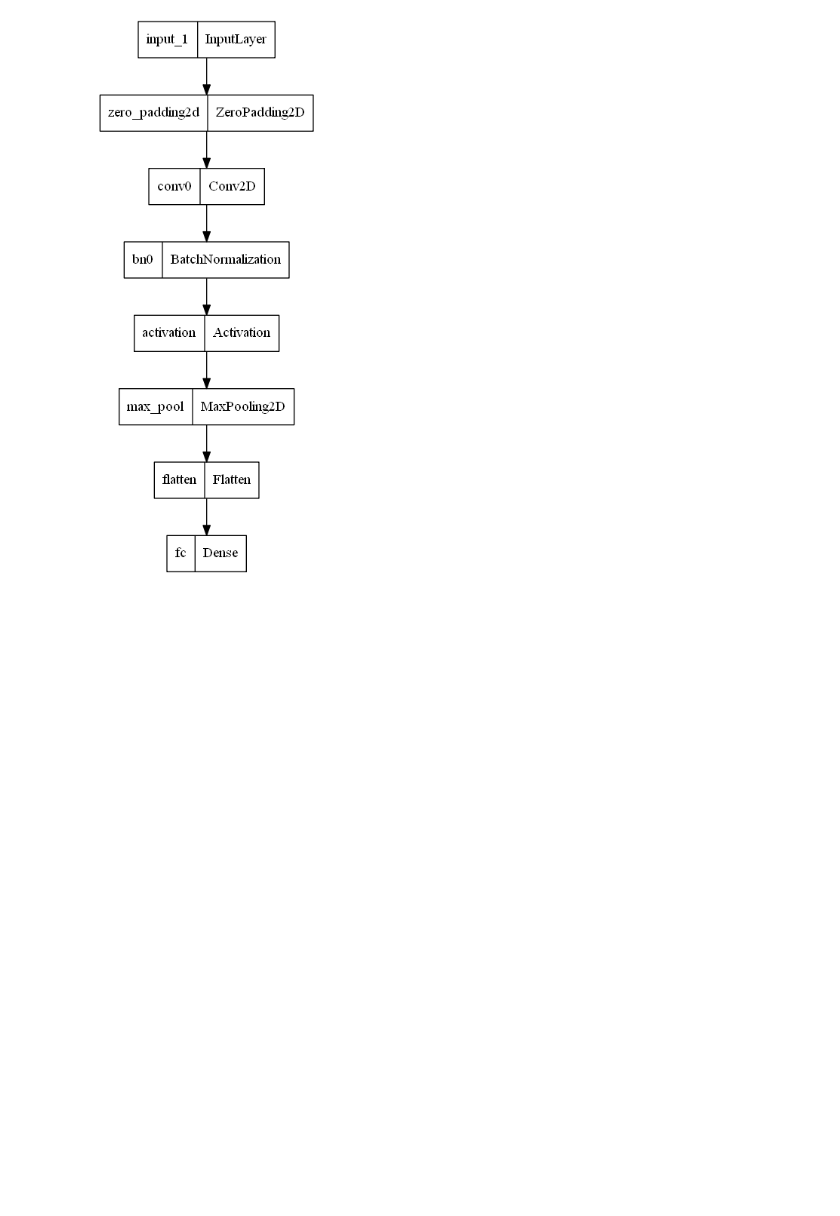
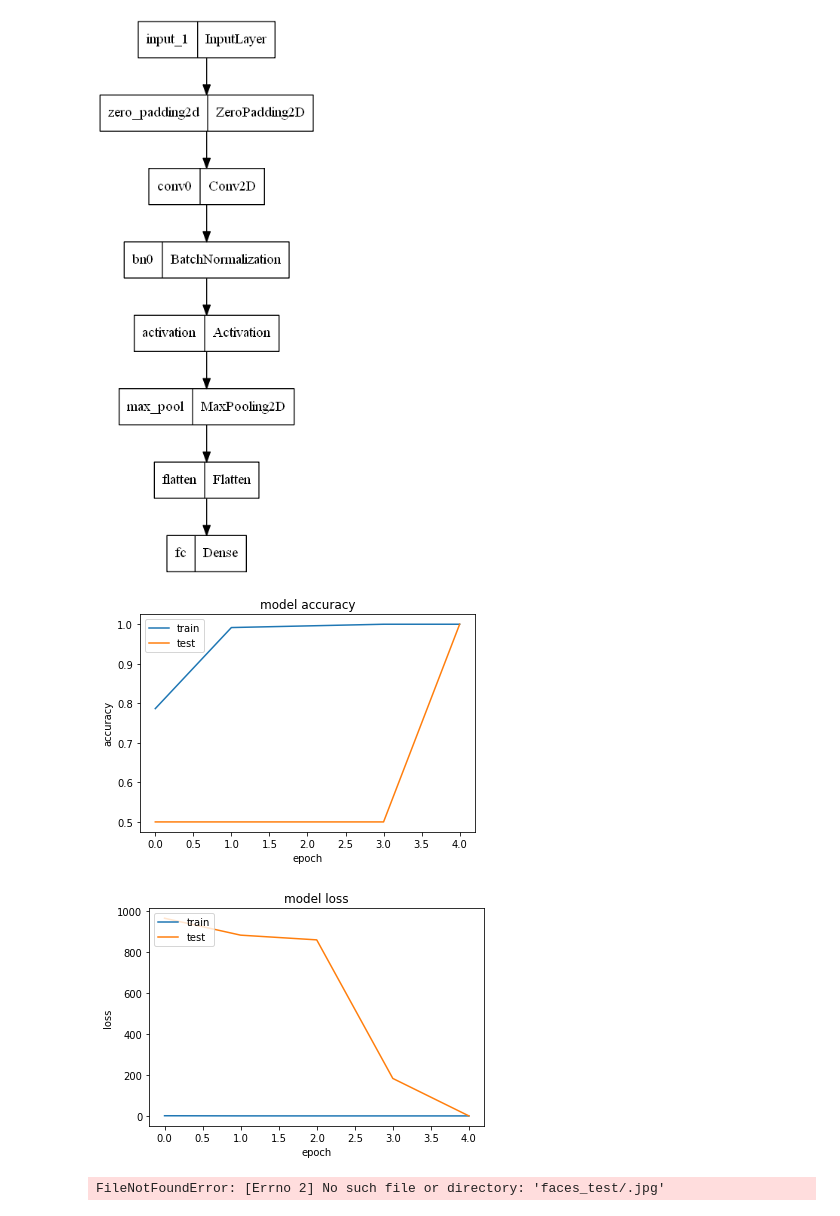
Before and after one commit to ruimigueloliveira/face_detection, a Jupyter notebook: face_detection.ipynb, the cells around one changed output. Saved outputs shown, nothing was run; the diff lists cells and outputs as text; code cells hidden in the pictures; blank space fills up the shorter version.

Commit message:
graphs

```diff
--- a/face_detection.ipynb
+++ b/face_detection.ipynb
@@ -197,4 +217,9 @@ facedetectionmodel.compile(optimizer='adam', loss=BinaryCrossentropy(), metrics=
 # %%
-facedetectionmodel.fit(imgs_train_norm, label_train_T, batch_size = 32, epochs = 5)
+history = facedetectionmodel.fit(
+    imgs_train_norm, label_train_T,
+    batch_size = 64,
+    epochs = 5,
+    validation_data = (imgs_test, label_test_T)
+)
 # %% [output]
 Epoch 1/5
@@ -227,6 +251,26 @@ Test Accuracy = 1.0
 plot_model(facedetectionmodel, to_file='FaceDetectionModel.png')
 # %% [output]
 [figure]
+# %%
+# summarize history for accuracy
+plt.plot(history.history['accuracy'])
+plt.plot(history.history['val_accuracy'])
+plt.title('model accuracy')
+plt.ylabel('accuracy')
+plt.xlabel('epoch')
+plt.legend(['train', 'test'], loc='upper left')
+plt.show()
+# summarize history for loss
+plt.plot(history.history['loss'])
+plt.plot(history.history['val_loss'])
+plt.title('model loss')
+plt.ylabel('loss')
+plt.xlabel('epoch')
+plt.legend(['train', 'test'], loc='upper left')
+plt.show()
+# %% [output]
+[figure, added]
+[figure, added]
 # %%
 img_path = 'faces_test/.jpg'
 img = image.load_img(img_path, target_size=(256, 256))
@@ -240,3 +284,5 @@ if facedetectionmodel.predict(x)[0][0] == 0:
     print("picture with face(s)")
 elif facedetectionmodel.predict(x)[0][0] == 1:
     print("picture without face(s)")
+# %% [output]
+FileNotFoundError: [Errno 2] No such file or directory: 'faces_test/.jpg'
```
Also changed, not shown: parts of 3 cells of this notebook.
